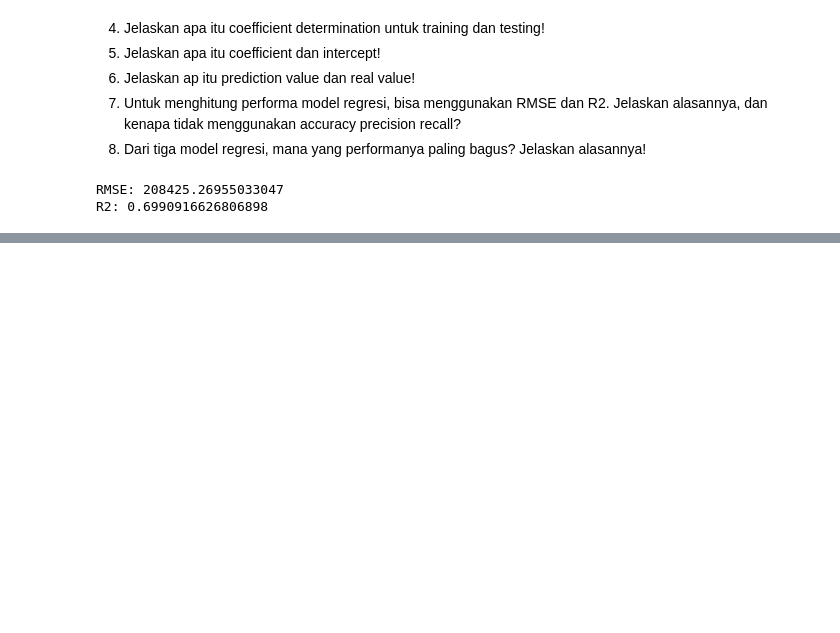
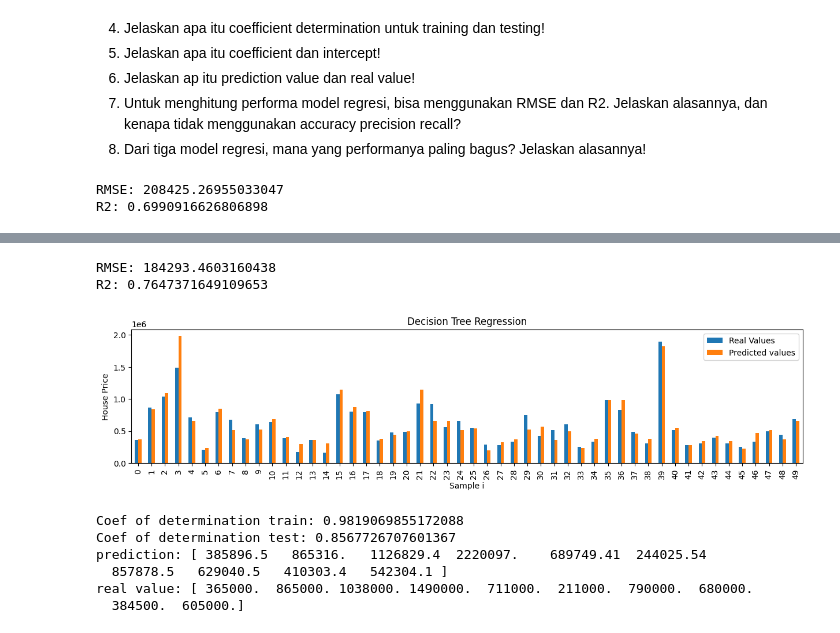
Before and after one commit to aliifam/ppd, a Jupyter notebook: ppd/pekan5/tugas1.ipynb, the cells around one changed output, grey strips where cells are left out. Cells and saved outputs as stored; diff of their text form; code cells hidden in the pictures; blank space fills up the shorter version.

```diff
--- a/ppd/pekan5/tugas1.ipynb
+++ b/ppd/pekan5/tugas1.ipynb
@@ -233,0 +246,21 @@ data1 = pd.Series(reg.predict(X_test), name="Predicted")
+# %%
+# decision tree regression
+from sklearn.tree import DecisionTreeRegressor
+from sklearn.model_selection import train_test_split
+
+df_X = df.drop(['id', 'date', 'price'], axis=1)
+df_y = df['price']
+
+X = df_X.astype(float).values
+y = df_y.astype(float).values
+
+X_train, X_test, y_train, y_test = train_test_split(X, y, test_size=0.3, random_state=42)
+dt = DecisionTreeRegressor(max_depth=10)
+dt.fit(X_train, y_train)
+
+print('Coef of determination train:', dt.score(X_train, y_train))
+print('Coef of determination test:', dt.score(X_test, y_test))
+
+y_pred = dt.predict(X_test)
+print('prediction:', y_pred[:10])
+print('real value:', y_test[:10])
@@ -233,0 +275,57 @@ data1 = pd.Series(reg.predict(X_test), name="Predicted")
+# %%
+from sklearn.metrics import mean_squared_error, r2_score
+import numpy as np
+
+mse = mean_squared_error(y_test, y_pred)
+rmse = np.sqrt(mse)
+r2 = r2_score(y_test, y_pred)
+
+print('RMSE:', rmse)
+print('R2:', r2)
+# %% [output]
+RMSE: 184293.4603160438
+R2: 0.7647371649109653
+# %%
+import seaborn as sns
+import matplotlib.pyplot as plt
+
+data1 = pd.Series(y_test[:50].ravel())
+data2 = pd.Series(y_pred[:50].ravel())
+
+df_new = pd.DataFrame({'Real Values': data1, 'Predicted values': data2})
+df_new.plot(kind='bar', figsize=(15,3))
+
+plt.title('Decision Tree Regression')
+plt.xlabel('Sample i')
+plt.ylabel('House Price')
+plt.show()
+# %% [output]
+[figure, added]
+# %%
+# random forest regression
+from sklearn.ensemble import RandomForestRegressor
+from sklearn.model_selection import train_test_split
+
+df_X = df.drop(['id', 'date', 'price'], axis=1)
+df_y = df['price']
+
+X = df_X.astype(float).values
+y = df_y.astype(float).values
+
+X_train, X_test, y_train, y_test = train_test_split(X, y, test_size=0.3, random_state=42)
+rf = RandomForestRegressor()
+rf.fit(X_train, y_train)
+
+print('Coef of determination train:', rf.score(X_train, y_train))
+print('Coef of determination test:', rf.score(X_test, y_test))
+
+y_pred = rf.predict(X_test)
+print('prediction:', y_pred[:10])
+print('real value:', y_test[:10])
+# %% [output]
+Coef of determination train: 0.9819069855172088
+Coef of determination test: 0.8567726707601367
+prediction: [ 385896.5   865316.   1126829.4  2220097.    689749.41  244025.54
+  857878.5   629040.5   410303.4   542304.1 ]
+real value: [ 365000.  865000. 1038000. 1490000.  711000.  211000.  790000.  680000.
+  384500.  605000.]
```
Also changed, not shown: parts of 5 cells of this notebook.
